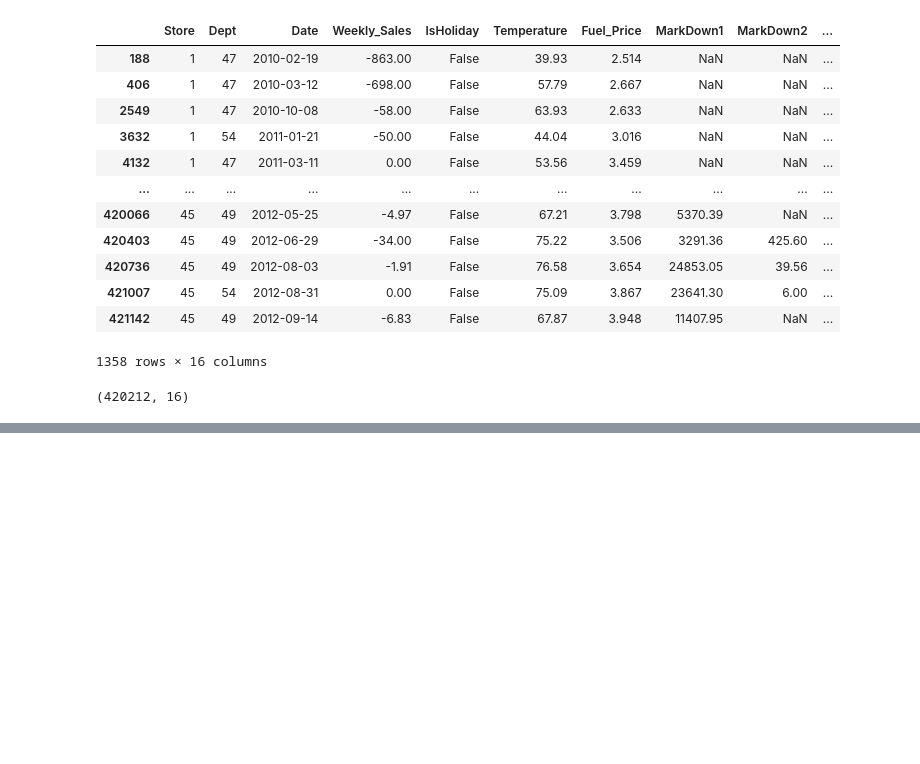
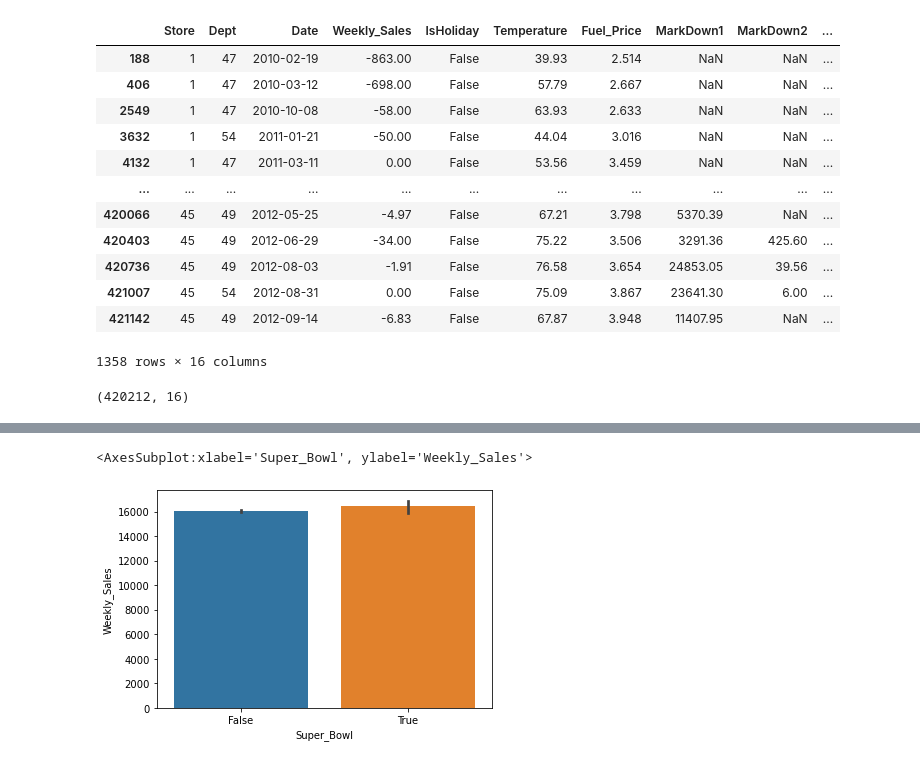
Before and after one commit to abideen-olawuwo/walmart-sales-forcast, a Jupyter notebook: walmart.ipynb, the cells around one changed output, grey strips where cells are left out. Cells and saved outputs as stored; diff of their text form; code cells hidden in the pictures; blank space fills up the shorter version.

```diff
--- a/walmart.ipynb
+++ b/walmart.ipynb
@@ -175,0 +220,5 @@ sns.barplot(x='IsHoliday', y='Weekly_Sales', data=df)
+# %%
+sns.barplot(x='Super_Bowl', y='Weekly_Sales', data=df)
+# %% [output]
+<AxesSubplot:xlabel='Super_Bowl', ylabel='Weekly_Sales'>
+[figure, added]
```
Also changed, not shown: parts of 20 cells of this notebook.
